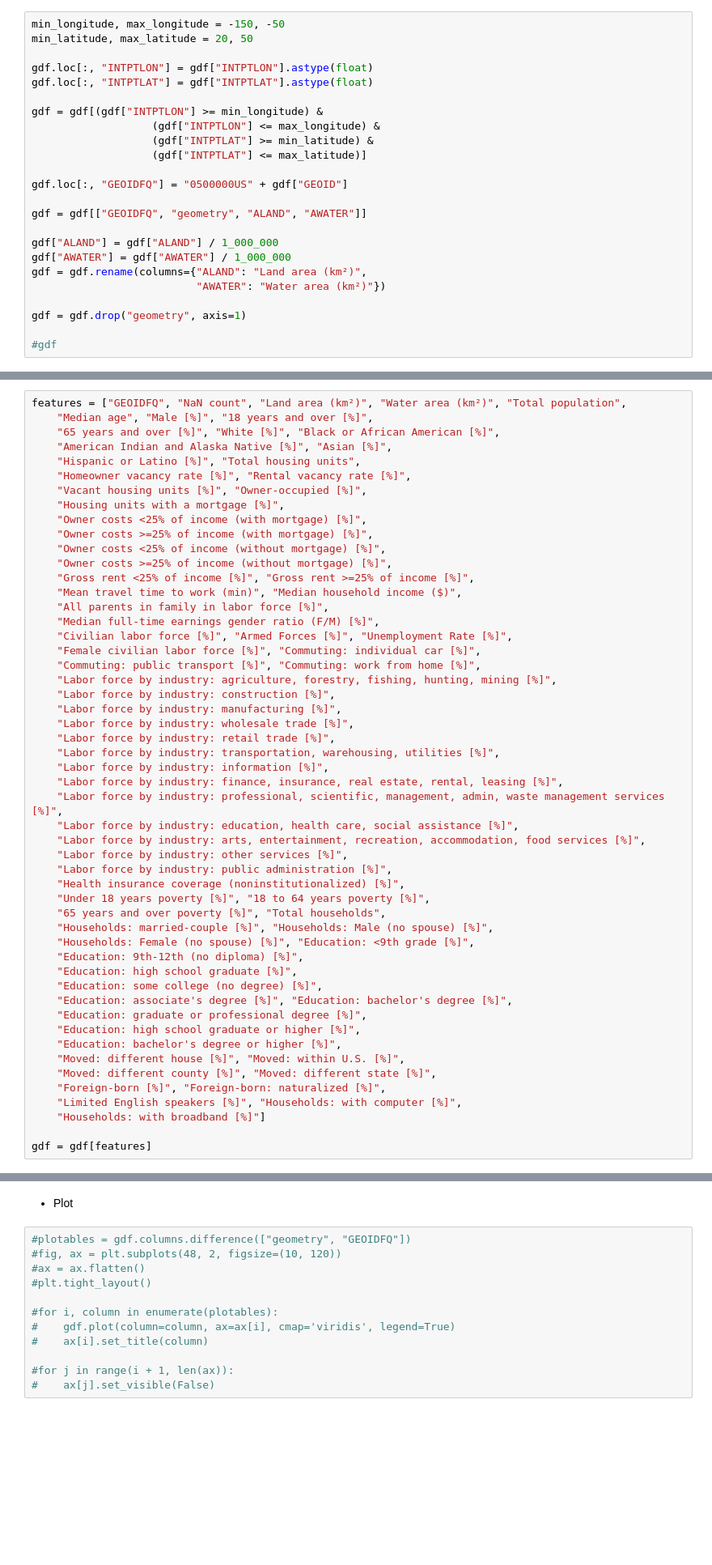
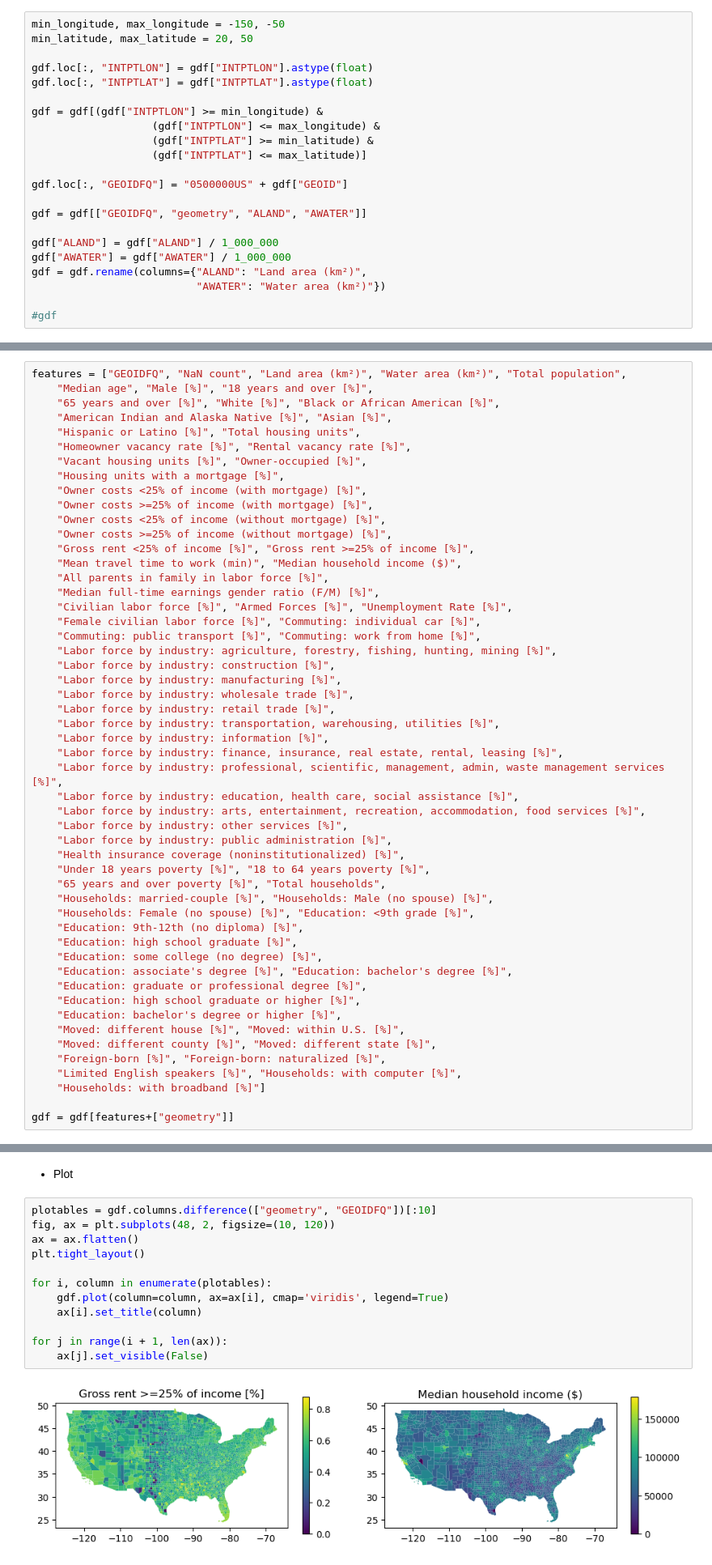
Before and after one commit to simon-0006/Data-Science-GESS---Group-Project, a Jupyter notebook: US_0/Data/Code/preprocessing_2023.ipynb, the cells around one changed output, grey strips where cells are left out. Shown at 81% size. Drawn from its saved outputs; the diff is of its cells as text; blank space fills up the shorter version.

```diff
--- a/US_0/Data/Code/preprocessing_2023.ipynb
+++ b/US_0/Data/Code/preprocessing_2023.ipynb
@@ -34,8 +34,6 @@ gdf["AWATER"] = gdf["AWATER"] / 1_000_000
 gdf = gdf.rename(columns={"ALAND": "Land area (km²)",
                           "AWATER": "Water area (km²)"})
 
-gdf = gdf.drop("geometry", axis=1)
-
 #gdf
 # %% [markdown]
 * Utility
@@ -452,7 +450,7 @@ features = ["GEOIDFQ", "NaN count", "Land area (km²)", "Water area (km²)", "To
     "Limited English speakers [%]", "Households: with computer [%]",
     "Households: with broadband [%]"]
 
-gdf = gdf[features]
+gdf = gdf[features+["geometry"]]
 # %%
 print(gdf.shape)
 print(gdf.columns, len(gdf.columns))
@@ -481,17 +479,19 @@ gdf.to_csv("../Data/data_" + path_year + ".csv", index=False)
 # %% [markdown]
 * Plot
 # %%
-#plotables = gdf.columns.difference(["geometry", "GEOIDFQ"])
-#fig, ax = plt.subplots(48, 2, figsize=(10, 120))
-#ax = ax.flatten()
-#plt.tight_layout()
+plotables = gdf.columns.difference(["geometry", "GEOIDFQ"])[:10]
+fig, ax = plt.subplots(48, 2, figsize=(10, 120))
+ax = ax.flatten()
+plt.tight_layout()
 
-#for i, column in enumerate(plotables):
-#    gdf.plot(column=column, ax=ax[i], cmap='viridis', legend=True)
-#    ax[i].set_title(column)
+for i, column in enumerate(plotables):
+    gdf.plot(column=column, ax=ax[i], cmap='viridis', legend=True)
+    ax[i].set_title(column)
 
-#for j in range(i + 1, len(ax)):
-#    ax[j].set_visible(False)
+for j in range(i + 1, len(ax)):
+    ax[j].set_visible(False)
+# %% [output]
+[figure, added]
 # %% [markdown]
 * Easter Egg
 # %%
```
Also changed, not shown: parts of 2 cells of this notebook, 6 other files.
